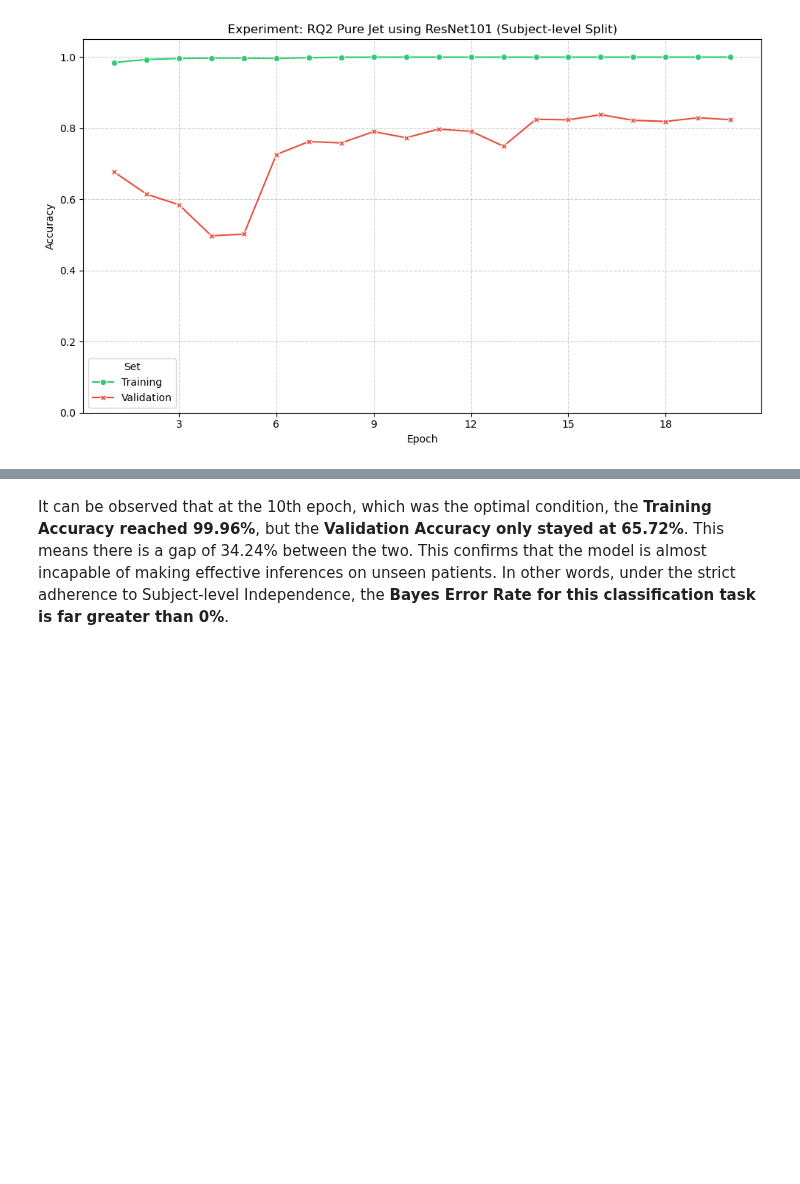
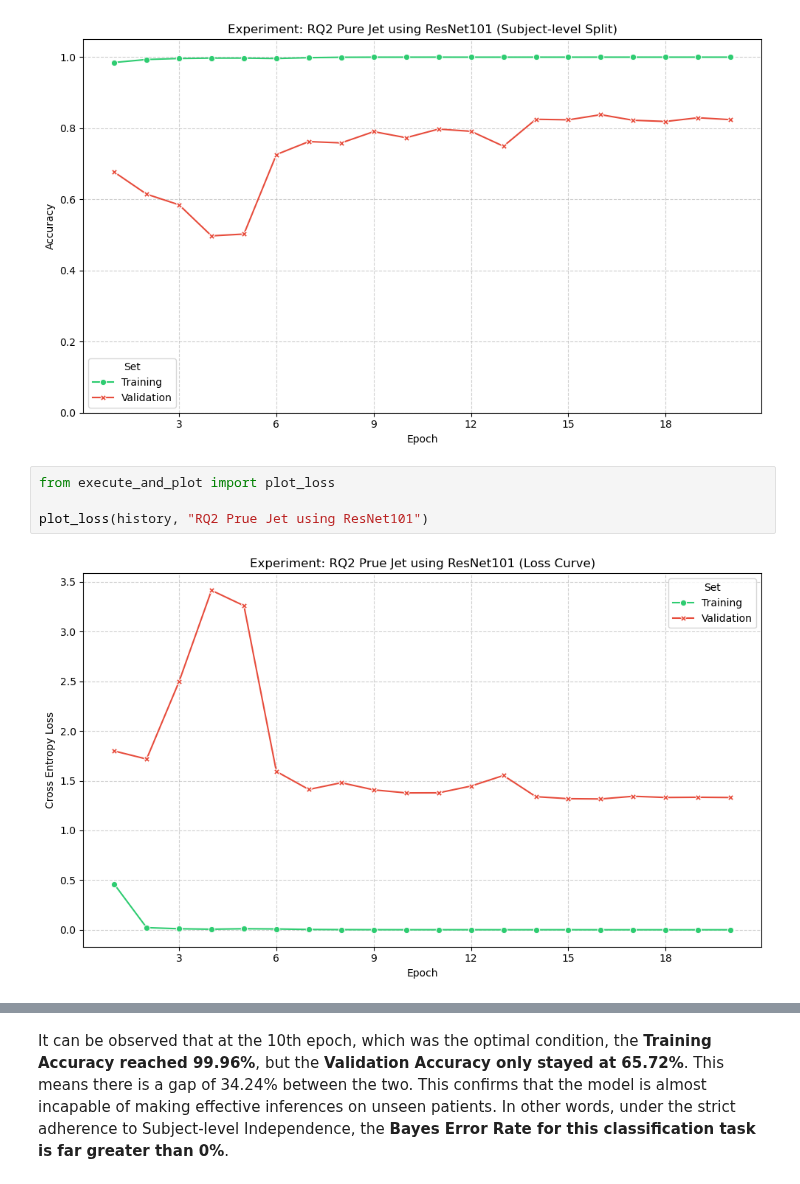
Before and after one commit to csning1998/biomedical-ml-oasis-data, a Jupyter notebook: 03_RQ2_Jet.ipynb, the cells around one changed output, grey strips where cells are left out. Saved outputs shown, nothing was run; the diff lists cells and outputs as text; blank space fills up the shorter version.

```diff
--- a/03_RQ2_Jet.ipynb
+++ b/03_RQ2_Jet.ipynb
@@ -148,6 +148,12 @@ plot_history(history, "RQ2 Pure Jet using ResNet101")
 [pure_jet] Model loaded successfully.
 [pure_jet] History loaded from models/history_pure_jet.csv.
 [figure]
+# %%
+from execute_and_plot import plot_loss
+
+plot_loss(history, "RQ2 Prue Jet using ResNet101")
+# %% [output]
+[figure, added]
 # %%
 from execute_and_plot import evaluate_and_plot_cm
 
```
Also changed, not shown: parts of 3 cells of this notebook, 3 other files.
